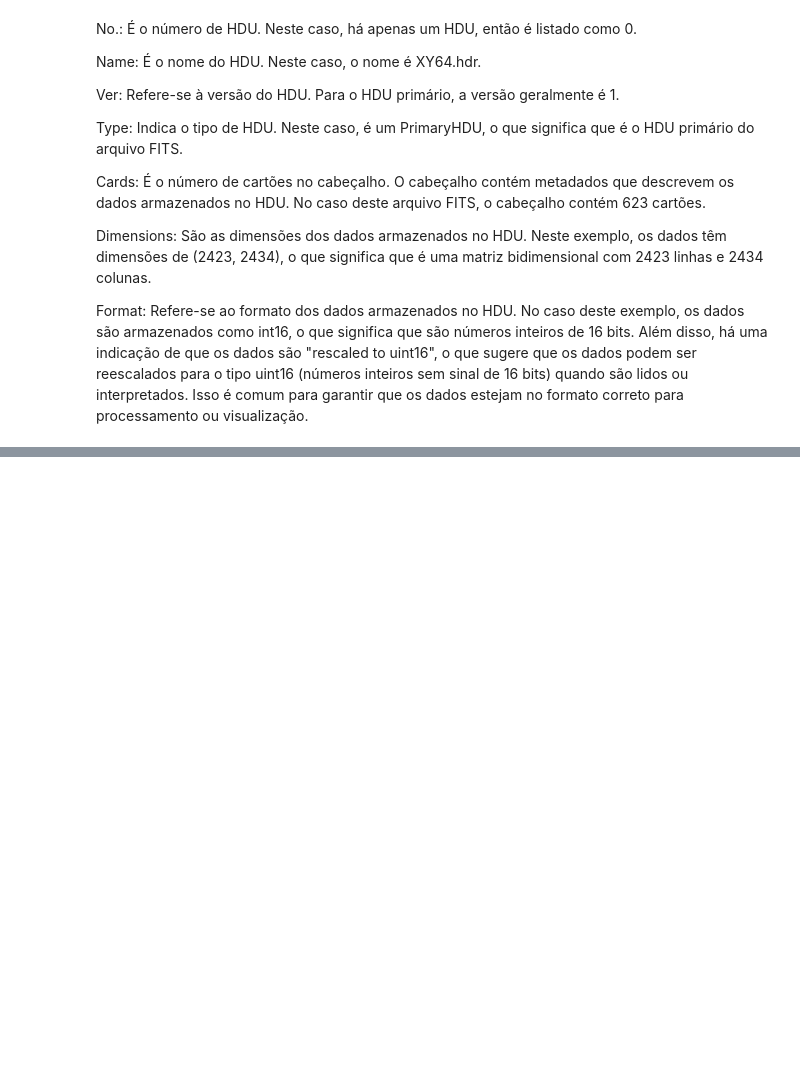
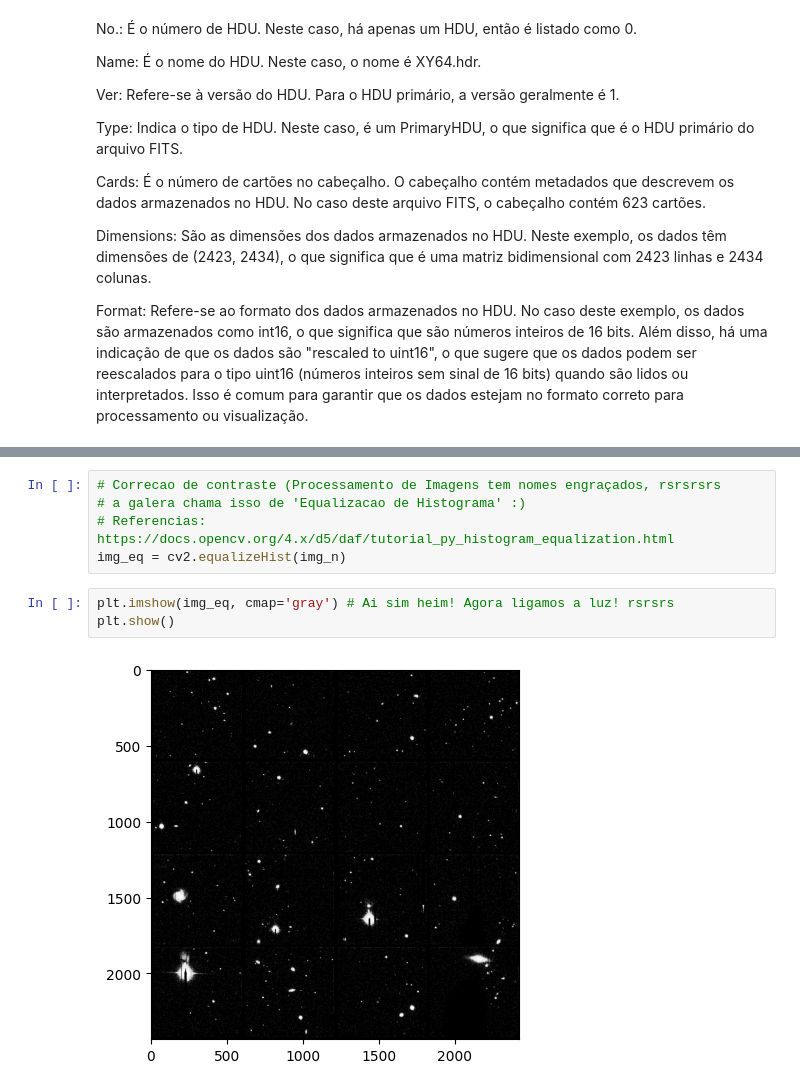
Before and after one commit to Natalie9/asteroides-astropy, a Jupyter notebook: Asteroides_astropy.ipynb, the cells around one changed output, grey strips where cells are left out. Drawn from its saved outputs; the diff is of its cells as text; blank space fills up the shorter version.

```diff
--- a/Asteroides_astropy.ipynb
+++ b/Asteroides_astropy.ipynb
@@ -37,0 +90,10 @@ Format: Refere-se ao formato dos dados armazenados no HDU. No caso deste exemplo
+# %%
+# Correcao de contraste (Processamento de Imagens tem nomes engraçados, rsrsrsrs
+# a galera chama isso de 'Equalizacao de Histograma' :)
+# Referencias: https://docs.opencv.org/4.x/d5/daf/tutorial_py_histogram_equalization.html
+img_eq = cv2.equalizeHist(img_n)
+# %%
+plt.imshow(img_eq, cmap='gray') # Ai sim heim! Agora ligamos a luz! rsrsrs
+plt.show()
+# %% [output]
+[figure, added]
```
Also changed, not shown: parts of 18 cells of this notebook.
